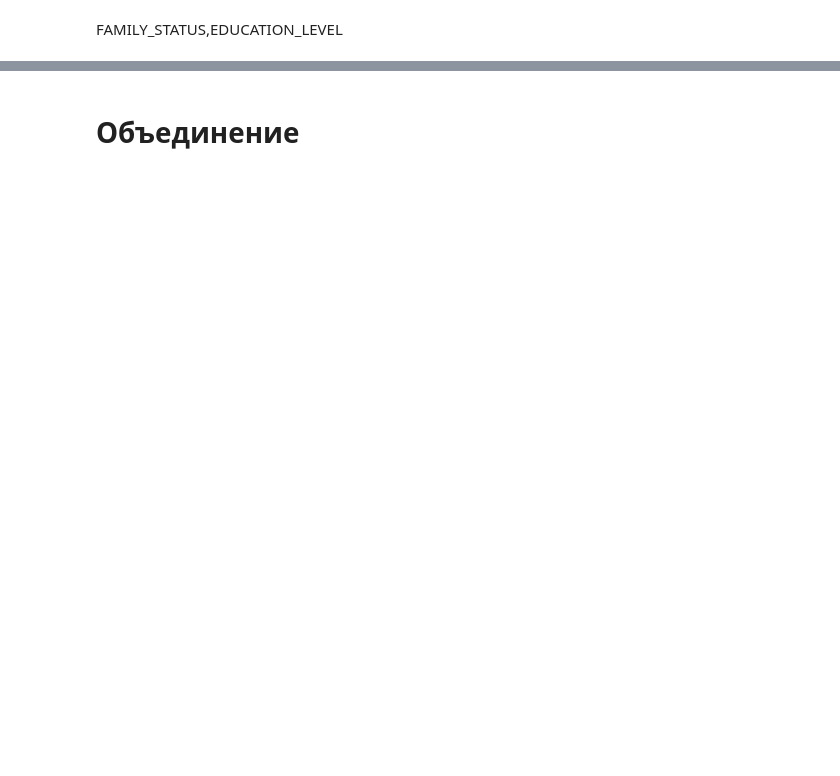
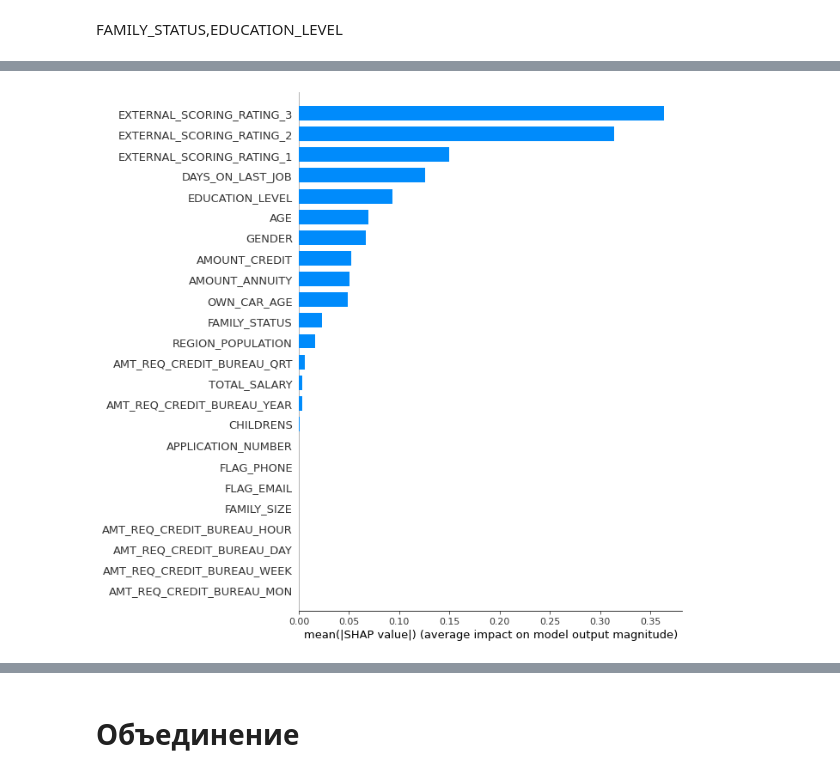
Before and after one commit to Aleksei741/kaggle_platform, a Jupyter notebook: kaggle/Kaggle_GeekBrains.ipynb, the cells around one changed output, grey strips where cells are left out. Drawn from its saved outputs; the diff is of its cells as text; code cells hidden in the pictures; blank space fills up the shorter version.

```diff
--- a/kaggle/Kaggle_GeekBrains.ipynb
+++ b/kaggle/Kaggle_GeekBrains.ipynb
@@ -652,0 +1073,5 @@ df_client_profile = df_client_profile.fillna(0)
+# %%
+df_client_profile_t = df_client_profile.merge(df_train.loc[:, ['APPLICATION_NUMBER', 'TARGET']],
+                                            left_on='APPLICATION_NUMBER',
+                                            right_on='APPLICATION_NUMBER',
+                                            how='inner')
@@ -652,0 +1094,29 @@ df_client_profile = df_client_profile.fillna(0)
+# %%
+%%time
+
+dtrain = xgb.DMatrix(data=df_client_profile_t.iloc[:, :df_client_profile_t.shape[1]-1],
+                     label=df_client_profile_t.iloc[:, df_client_profile_t.shape[1]-1])
+print('*')
+
+params = {
+    "booster": "gbtree",
+    "objective": "binary:logistic",
+    "eval_metric": "auc",
+    "learning_rate": 0.01,
+    "n_estimators": 500,
+    "reg_lambda": 100,
+    "max_depth": 10,
+    "gamma": 10,
+    "nthread": 6,
+    "seed": 27
+}
+
+model_xgb = xgb.train(
+    params=params,
+    dtrain=dtrain,
+    num_boost_round=1000,
+    early_stopping_rounds=50,
+    evals=[(dtrain, "train")],
+    verbose_eval=100,
+    maximize=True,
+)
@@ -652,0 +1141,11 @@ df_client_profile = df_client_profile.fillna(0)
+# %%
+x_valid_ = df_client_profile_t.sample(5000)
+y_valid_ =  x_valid_['TARGET']
+x_valid_.drop(['TARGET'], axis='columns', inplace=True)
+# %%
+explainer = shap.TreeExplainer(model_xgb)
+shap_values = explainer.shap_values(x_valid_, y_valid_)
+# %%
+shap.summary_plot(shap_values, x_valid_, plot_type="bar", max_display=150)
+# %% [output]
+[figure, added]
```
Also changed, not shown: parts of 80 cells of this notebook.
